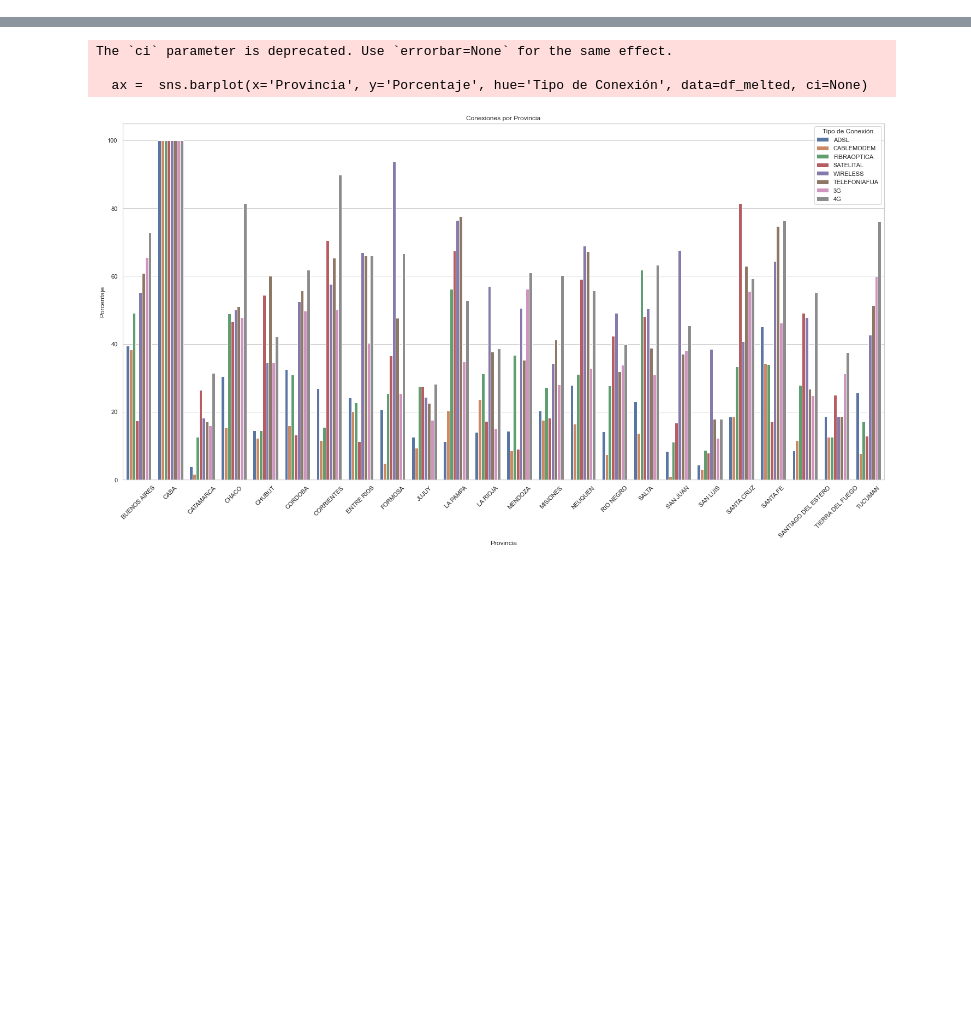
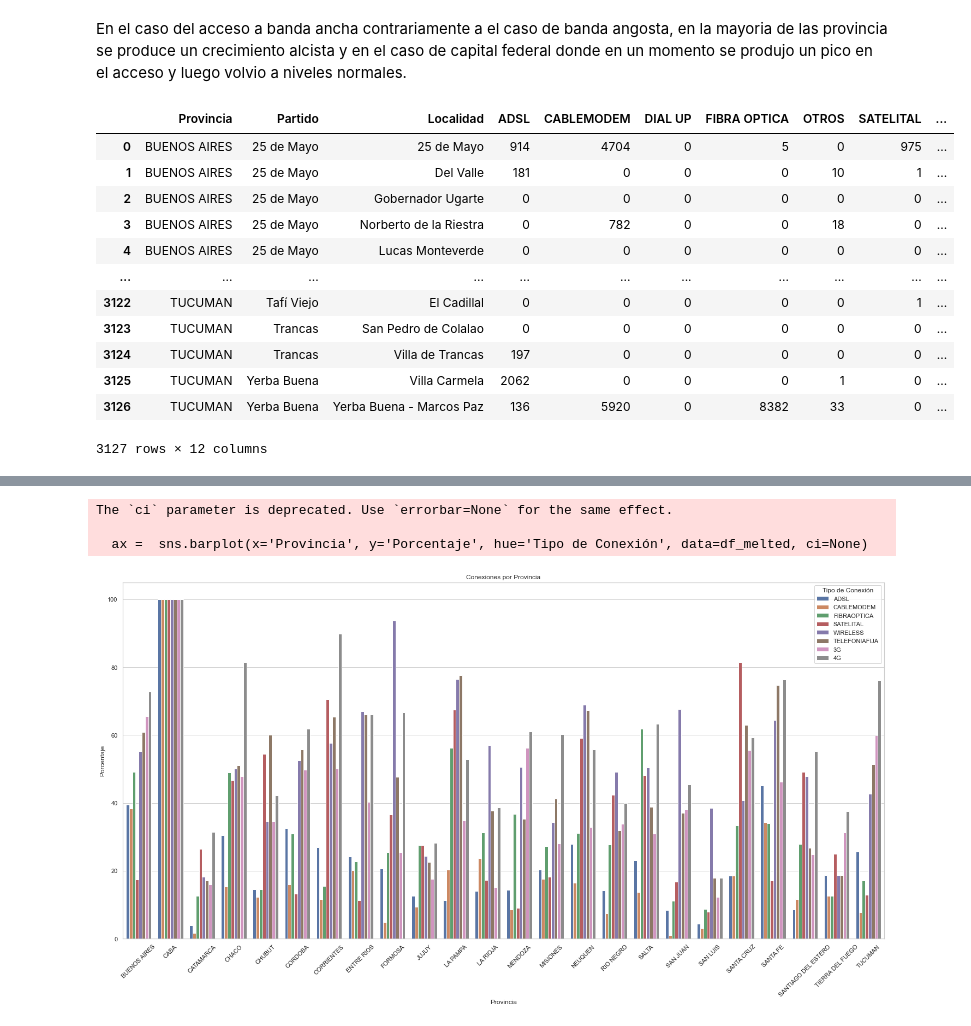
Before and after one commit to Galo0000/Analitics_Proyect, a Jupyter notebook: EDA.ipynb, the cells around one changed output, grey strips where cells are left out. Saved outputs shown, nothing was run; the diff lists cells and outputs as text; code cells hidden in the pictures; blank space fills up the shorter version.

```diff
--- a/EDA.ipynb
+++ b/EDA.ipynb
@@ -10,3 +174,21 @@ df_Conectividad_servicio_Internet = pd.read_pickle('./Internet_datasets/Conectiv
+# %% [markdown]
+En el caso del acceso a banda ancha contrariamente a el caso de banda angosta, en la mayoria de las provincia se produce un crecimiento alcista y en el caso de capital federal donde en un momento se produjo un pico en el acceso y luego volvio a niveles normales.
+# %%
+dataframes[1]
+# %% [output]
+|  | Provincia | Partido | Localidad | ADSL | CABLEMODEM | DIAL UP | FIBRA OPTICA | OTROS | SATELITAL | ... |
+| 0 | BUENOS AIRES | 25 de Mayo | 25 de Mayo | 914 | 4704 | 0 | 5 | 0 | 975 | ... |
+| 1 | BUENOS AIRES | 25 de Mayo | Del Valle | 181 | 0 | 0 | 0 | 10 | 1 | ... |
+| 2 | BUENOS AIRES | 25 de Mayo | Gobernador Ugarte | 0 | 0 | 0 | 0 | 0 | 0 | ... |
+| 3 | BUENOS AIRES | 25 de Mayo | Norberto de la Riestra | 0 | 782 | 0 | 0 | 18 | 0 | ... |
+| 4 | BUENOS AIRES | 25 de Mayo | Lucas Monteverde | 0 | 0 | 0 | 0 | 0 | 0 | ... |
+| ... | ... | ... | ... | ... | ... | ... | ... | ... | ... | ... |
+| 3122 | TUCUMAN | Tafí Viejo | El Cadillal | 0 | 0 | 0 | 0 | 0 | 1 | ... |
+| 3123 | TUCUMAN | Trancas | San Pedro de Colalao | 0 | 0 | 0 | 0 | 0 | 0 | ... |
+| 3124 | TUCUMAN | Trancas | Villa de Trancas | 197 | 0 | 0 | 0 | 0 | 0 | ... |
+| 3125 | TUCUMAN | Yerba Buena | Villa Carmela | 2062 | 0 | 0 | 0 | 1 | 0 | ... |
+| 3126 | TUCUMAN | Yerba Buena | Yerba Buena - Marcos Paz | 136 | 5920 | 0 | 8382 | 33 | 0 | ... |
+3127 rows × 12 columns
 # %%
 keys = ['ADSL','CABLEMODEM','DIALUP','FIBRAOPTICA','SATELITAL','WIRELESS','TELEFONIAFIJA','3G','4G']
 # %%
```
Also changed, not shown: parts of 9 cells of this notebook, 15 other files.
